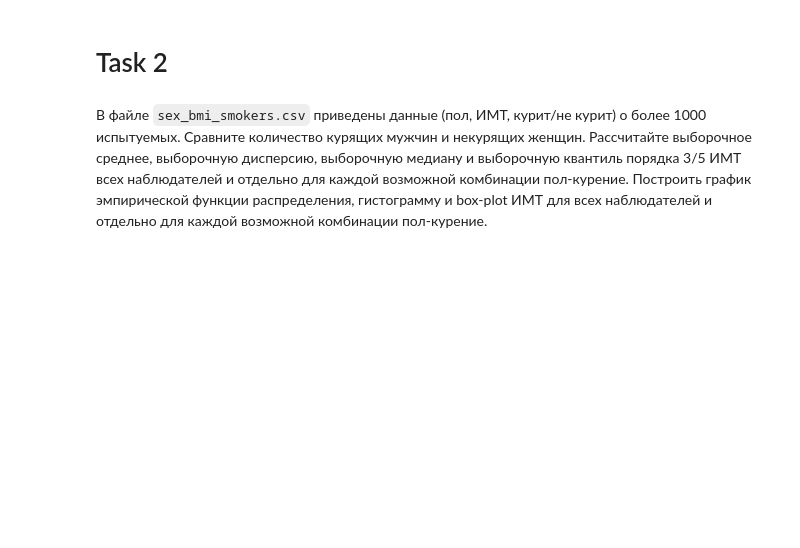
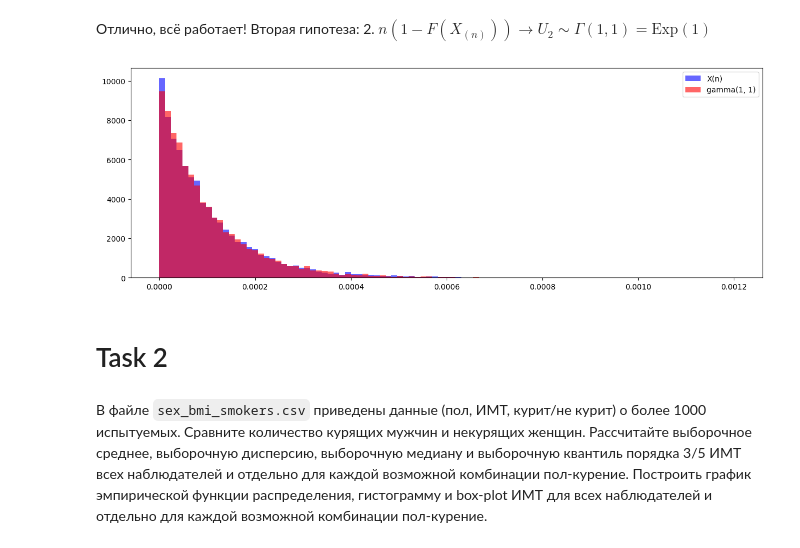
Before and after one commit to snitron/matstat, a Jupyter notebook: lab1.ipynb, the cells around one changed output. Cells and saved outputs as stored; diff of their text form; code cells hidden in the pictures; blank space fills up the shorter version.

```diff
--- a/lab1.ipynb
+++ b/lab1.ipynb
@@ -1,3 +102,18 @@
+# %% [markdown]
+Отлично, всё работает! Вторая гипотеза:
+2. $n\left(1 - F\left( X_{(n)}\right)\right) \rightarrow U_{2} \sim \Gamma(1,1) = \text{Exp}(1)$
+# %%
+data_X_N = np.array(list(map(lambda x: x.max(), data)))
+data_X_N_pdf = (1 - expon(scale=1/lambd).cdf(data_X_N))
+
+plt.figure(figsize=(15, 5))
+bins = np.linspace(0, 0.0012, 100)
+plt.hist(data_X_N_pdf, bins, density=True, alpha=0.6, color='b', label="X(n)")
+plt.hist(np.random.gamma(1, 1, (n, 1)) / n, bins, density=True, alpha=0.6, color='red', label="gamma(1, 1)")
+plt.legend(loc='upper right')
+plt.show()
+# %% [output]
+[figure, added]
 # %% [markdown]
 # Task 2
 # %% [markdown]
```
Also changed, not shown: parts of 13 cells of this notebook.
